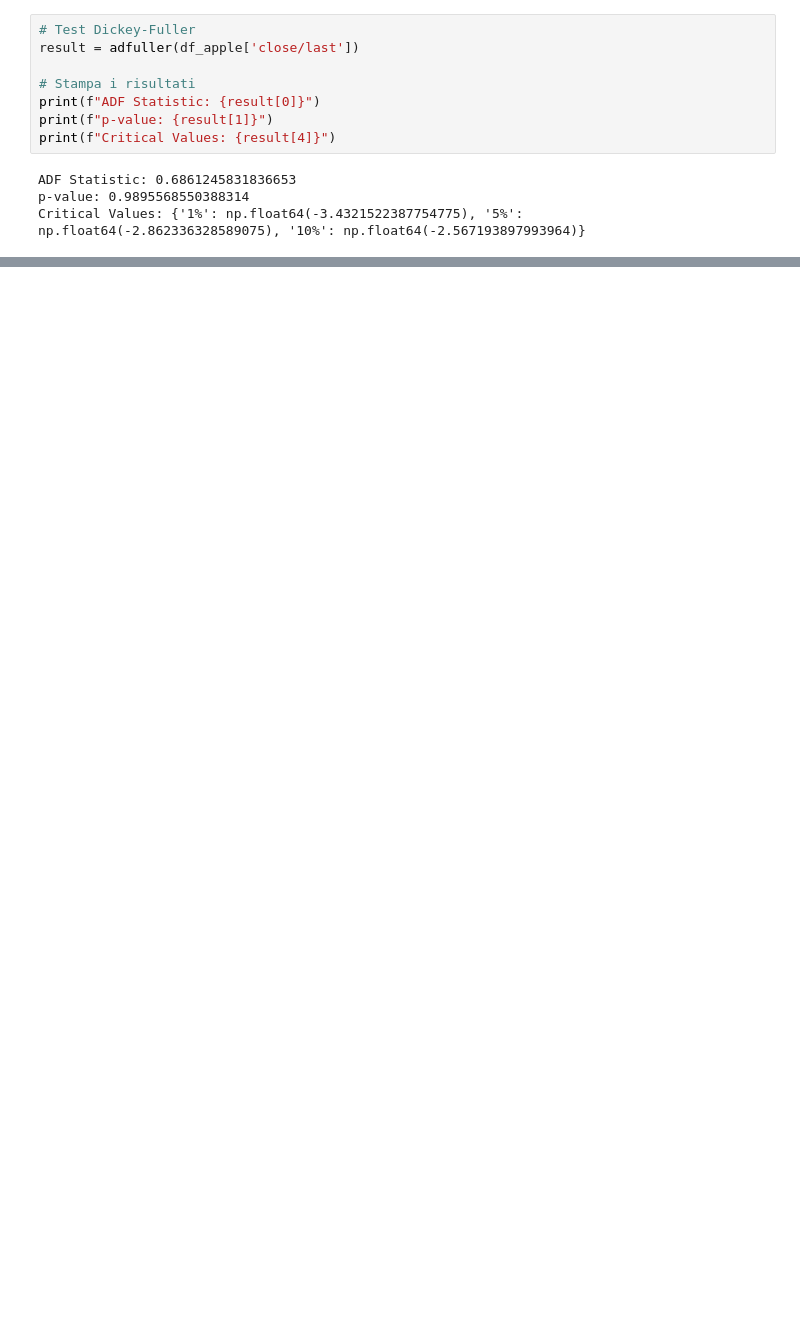
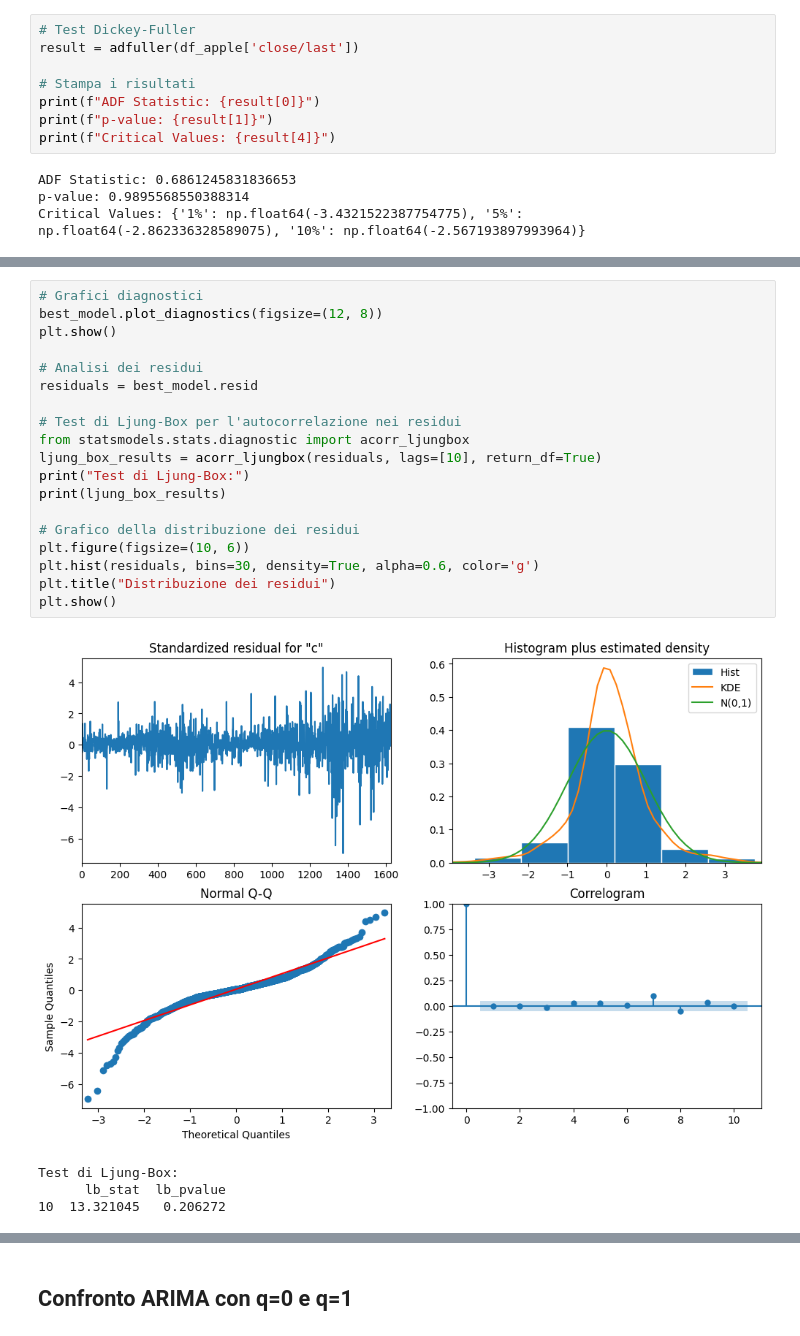
Before and after one commit to diegosantarelli/Data_science_2024, a Jupyter notebook: DS_Python/Stock_market.ipynb, the cells around one changed output, grey strips where cells are left out. Drawn from its saved outputs; the diff is of its cells as text; blank space fills up the shorter version.

```diff
--- a/DS_Python/Stock_market.ipynb
+++ b/DS_Python/Stock_market.ipynb
@@ -412,0 +539,24 @@ plt.show()
+# %%
+# Grafici diagnostici
+best_model.plot_diagnostics(figsize=(12, 8))
+plt.show()
+
+# Analisi dei residui
+residuals = best_model.resid
+
+# Test di Ljung-Box per l'autocorrelazione nei residui
+from statsmodels.stats.diagnostic import acorr_ljungbox
+ljung_box_results = acorr_ljungbox(residuals, lags=[10], return_df=True)
+print("Test di Ljung-Box:")
+print(ljung_box_results)
+
+# Grafico della distribuzione dei residui
+plt.figure(figsize=(10, 6))
+plt.hist(residuals, bins=30, density=True, alpha=0.6, color='g')
+plt.title("Distribuzione dei residui")
+plt.show()
+# %% [output]
+[figure, added]
+Test di Ljung-Box:
+      lb_stat  lb_pvalue
+10  13.321045   0.206272
@@ -412,0 +564,2 @@ plt.show()
+# %% [markdown]
+## Confronto ARIMA con q=0 e q=1
```
Also changed, not shown: parts of 34 cells of this notebook, 1 other file.
